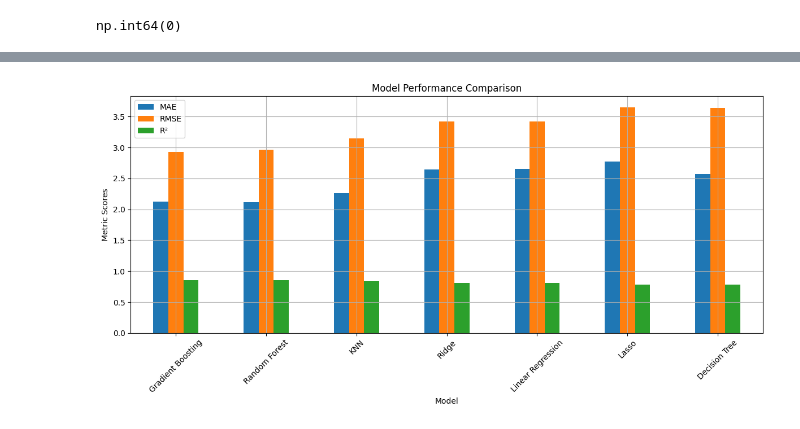
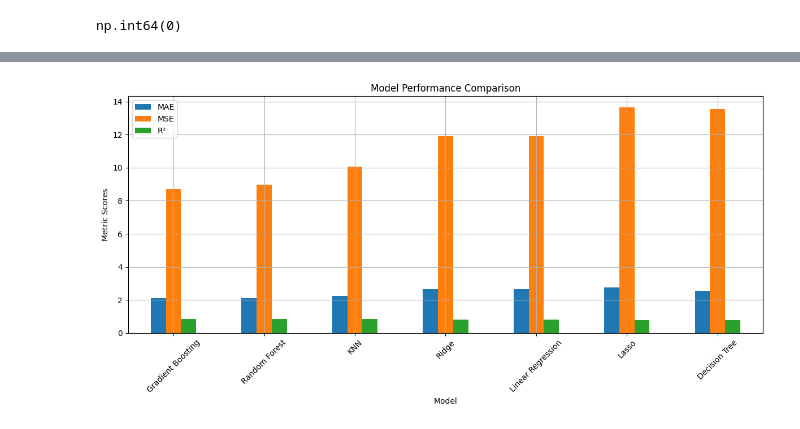
Before and after one commit to ankastankovic98/LinearRegressionAutoMPG, a Jupyter notebook: ModelComparisonOnMPG.ipynb, the cells around one changed output, grey strips where cells are left out. Saved outputs shown, nothing was run; the diff lists cells and outputs as text; code cells hidden in the pictures.

```diff
--- a/ModelComparisonOnMPG.ipynb
+++ b/ModelComparisonOnMPG.ipynb
@@ -83,18 +133,20 @@ np.isnan(X_train).sum()
 np.int64(0)
 # %%
 from sklearn.model_selection import cross_validate
+import numpy as np
+import pandas as pd
 
 results = []
 
 for name, model in models.items():
     scores = cross_validate(model, X_train, y_train,
-                            scoring=['neg_mean_absolute_error', 'neg_root_mean_squared_error', 'r2'],
+                            scoring=['neg_mean_absolute_error', 'neg_mean_squared_error', 'r2'],
                             cv=5, return_train_score=False)
 
     results.append({
         "Model": name,
         "MAE": -np.mean(scores['test_neg_mean_absolute_error']),
-        "RMSE": -np.mean(scores['test_neg_root_mean_squared_error']),
+        "MSE": -np.mean(scores['test_neg_mean_squared_error']),
         "R²": np.mean(scores['test_r2'])
     })
 
@@ -112,10 +180,10 @@ print(results_df)
 # %%
-results_df.set_index("Model")[["MAE", "RMSE", "R²"]].plot(kind="bar", figsize=(12, 6))
+results_df.set_index("Model")[["MAE", "MSE", "R²"]].plot(kind="bar", figsize=(12, 6))
 plt.title("Model Performance Comparison")
 plt.ylabel("Metric Scores")
 plt.xticks(rotation=45)
 plt.grid(True)
 plt.tight_layout()
 plt.show()
 # %% [output]
-[figure, old version]
+[figure, new version]
```
Also changed, not shown: parts of 7 cells of this notebook.
